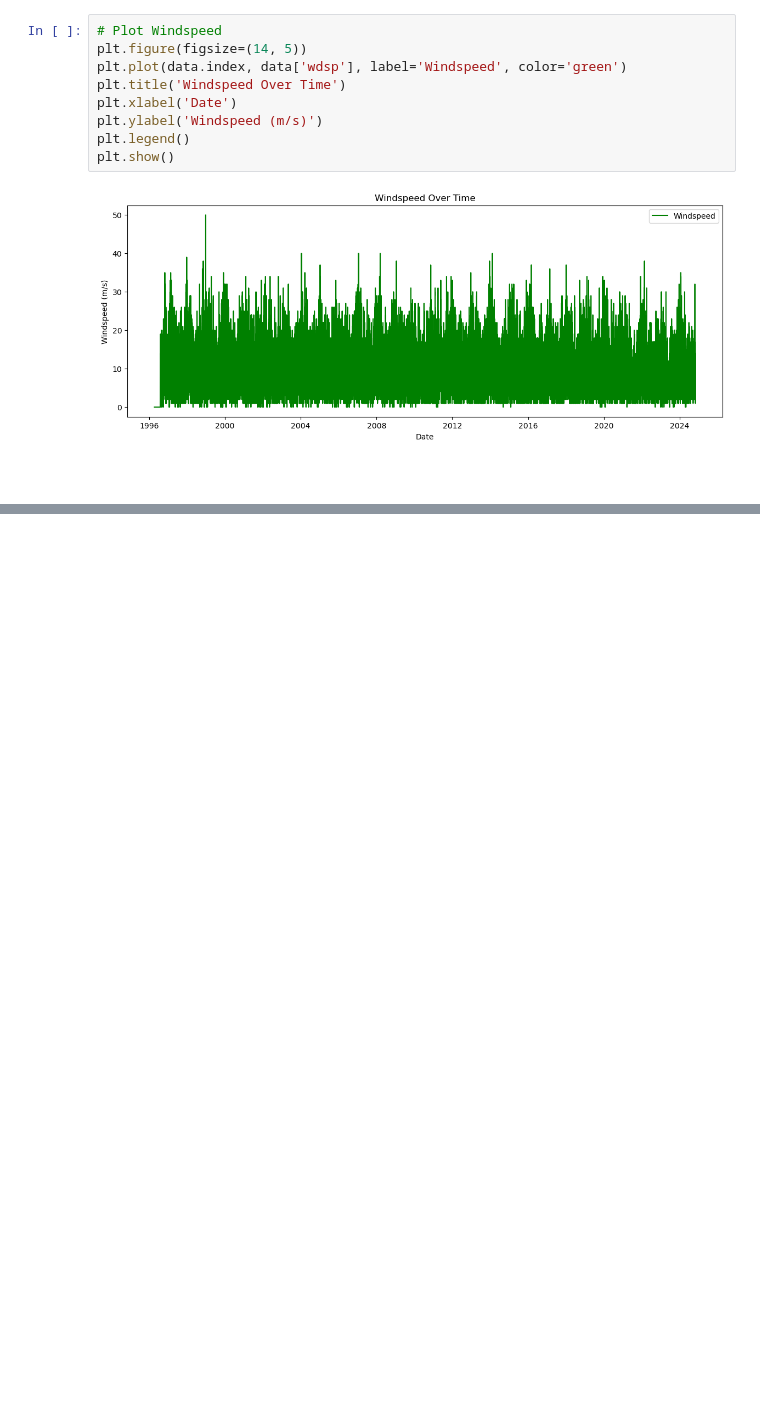
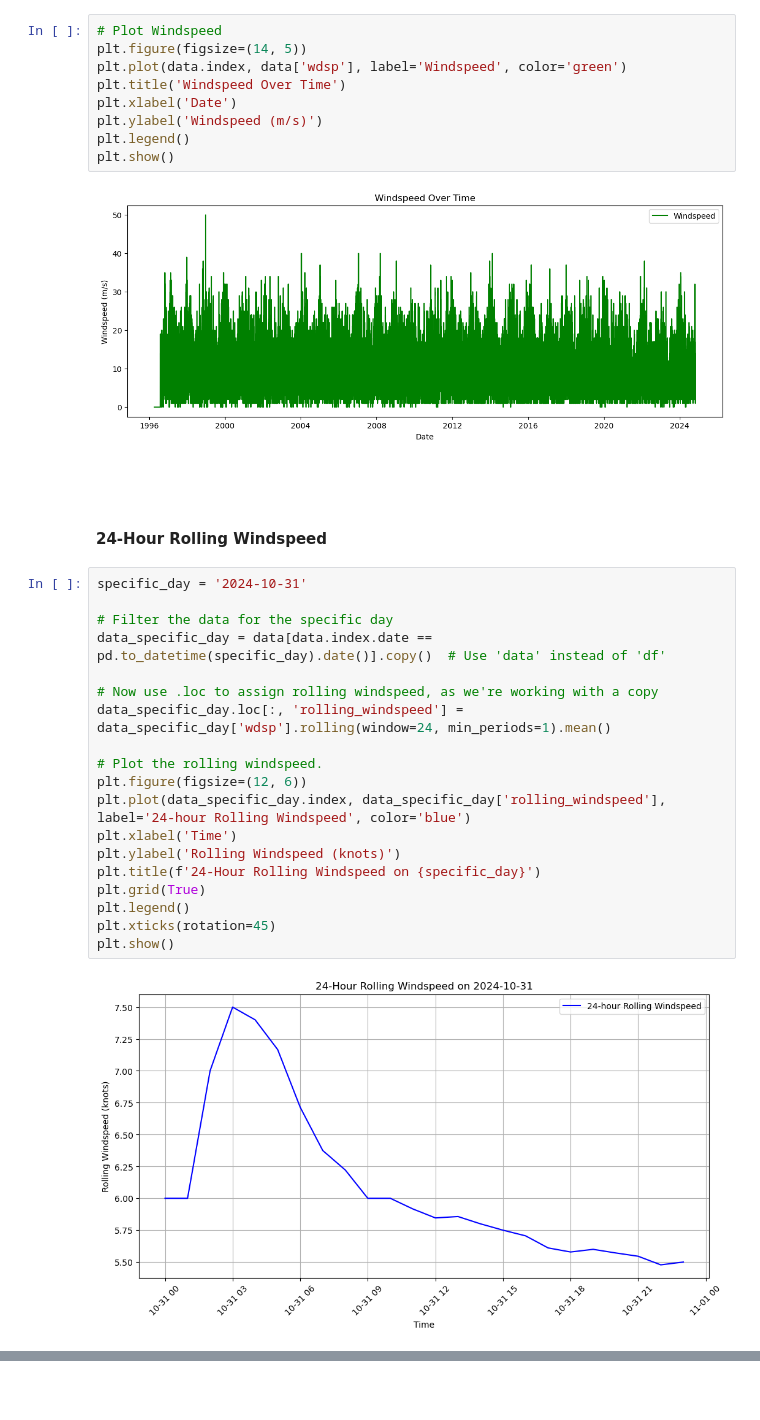
Before and after one commit to Galal-Abdelaziz/PFDA-assignments, a Jupyter notebook: assignment_6_Weather.ipynb, the cells around one changed output, grey strips where cells are left out. Cells and saved outputs as stored; diff of their text form; blank space fills up the shorter version.

Commit message:
Assignment 6 completion, README File, Formatting and Proof reading

```diff
--- a/assignment_6_Weather.ipynb
+++ b/assignment_6_Weather.ipynb
@@ -123,3 +141,26 @@ plt.show()
 [figure]
 # %% [markdown]
 ###
+# %% [markdown]
+#### 24-Hour Rolling Windspeed
+# %%
+specific_day = '2024-10-31'
+
+# Filter the data for the specific day
+data_specific_day = data[data.index.date == pd.to_datetime(specific_day).date()].copy()  # Use 'data' instead of 'df'
+
+# Now use .loc to assign rolling windspeed, as we're working with a copy
+data_specific_day.loc[:, 'rolling_windspeed'] = data_specific_day['wdsp'].rolling(window=24, min_periods=1).mean()
+
+# Plot the rolling windspeed.
+plt.figure(figsize=(12, 6))
+plt.plot(data_specific_day.index, data_specific_day['rolling_windspeed'], label='24-hour Rolling Windspeed', color='blue')
+plt.xlabel('Time')
+plt.ylabel('Rolling Windspeed (knots)')
+plt.title(f'24-Hour Rolling Windspeed on {specific_day}')
+plt.grid(True)
+plt.legend()
+plt.xticks(rotation=45)
+plt.show()
+# %% [output]
+[figure, added]
```
Also changed, not shown: parts of 14 cells of this notebook, 4 other files.
